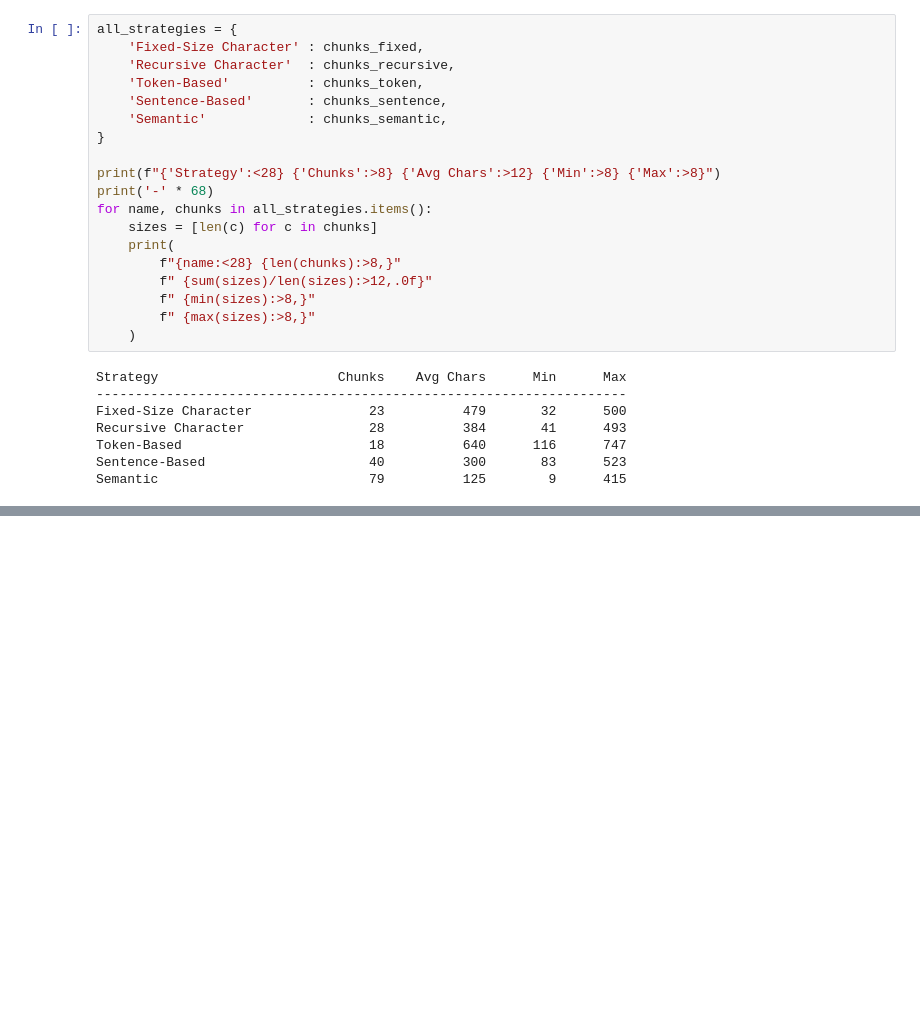
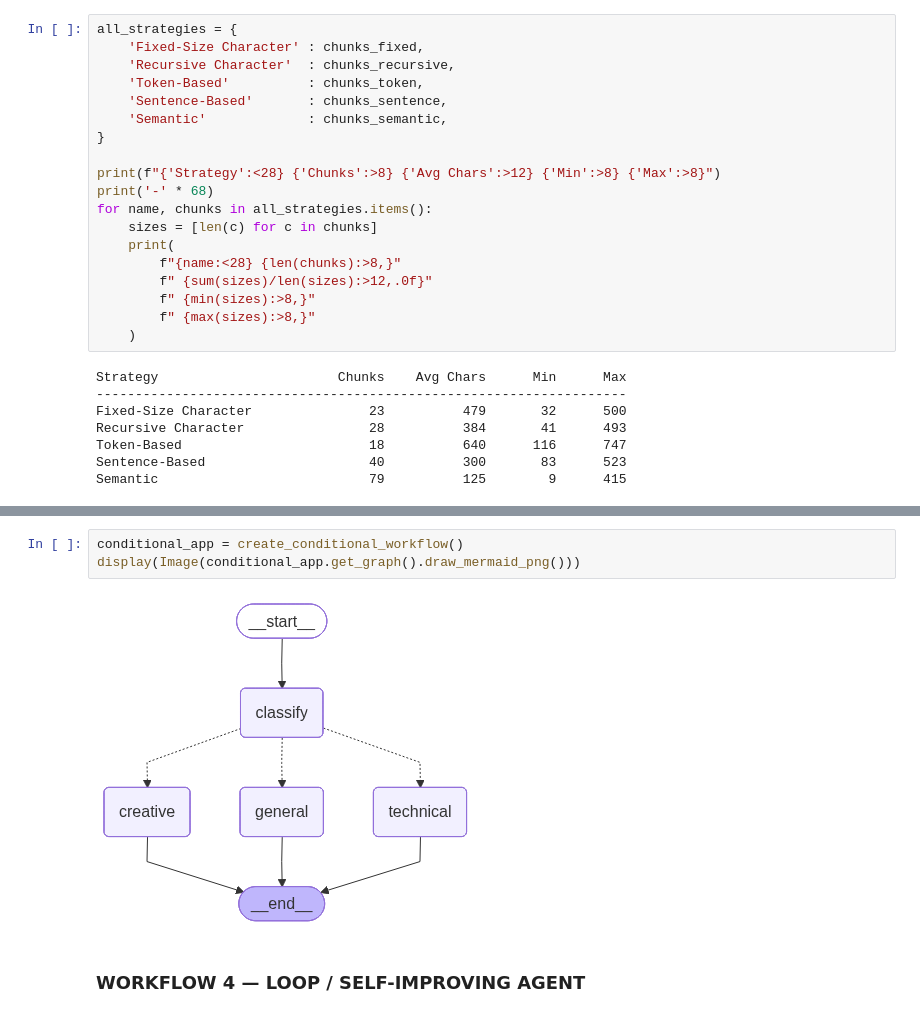
Before and after one commit to UdayKajana/altogether_archive, a Jupyter notebook: machine_learning.ipynb, the cells around one changed output, grey strips where cells are left out. Cells and saved outputs as stored; diff of their text form; blank space fills up the shorter version.

```diff
--- a/machine_learning.ipynb
+++ b/machine_learning.ipynb
@@ -555,0 +834,7 @@ Semantic                           79          125        9      415
+# %%
+conditional_app = create_conditional_workflow()
+display(Image(conditional_app.get_graph().draw_mermaid_png()))
+# %% [output]
+[figure, added]
+# %% [markdown]
+### **WORKFLOW 4 — LOOP / SELF-IMPROVING AGENT**
```
Also changed, not shown: parts of 17 cells of this notebook.
